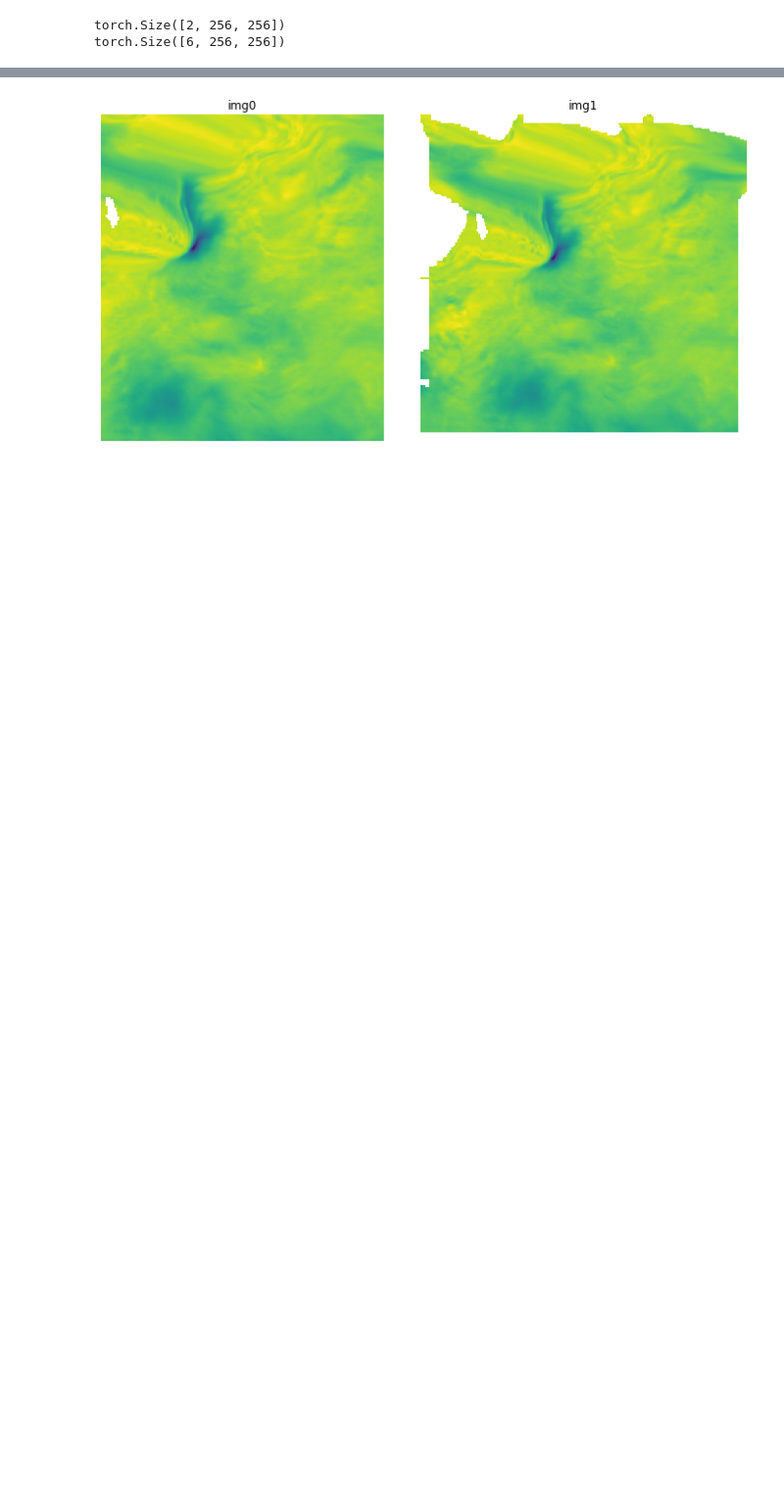
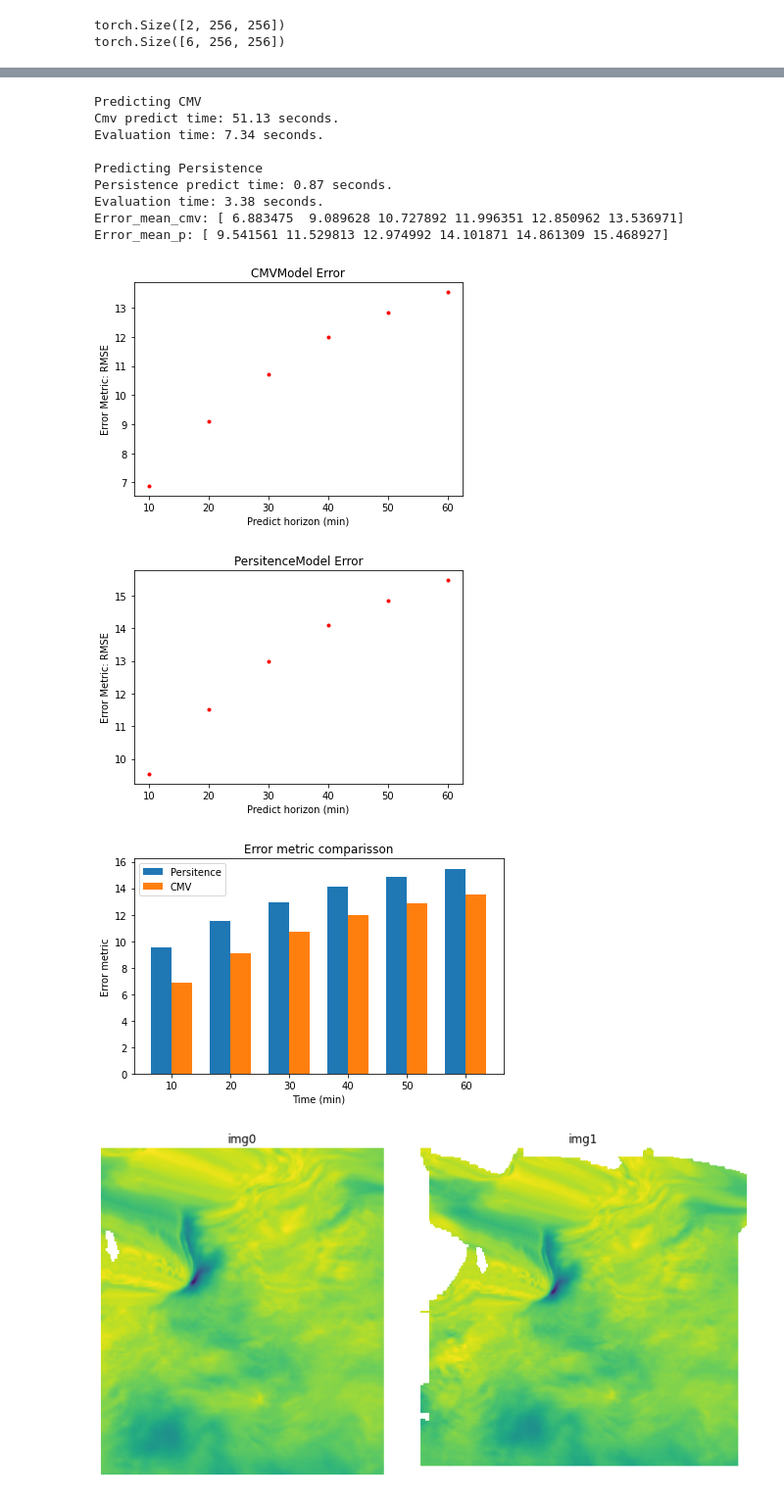
Before and after one commit to francomozo/deepCloud, a Jupyter notebook: nb-evaluate-model-cloud.ipynb, the cells around one changed output, grey strips where cells are left out. Shown at 98% size. Cells and saved outputs as stored; diff of their text form; code cells hidden in the pictures; blank space fills up the shorter version.

Commit message:
:cyclone: Re-run of persistence and cmv on val set wo the night imgs, reorganization of data folder, changes to visualization funcs

```diff
--- a/nb-evaluate-model-cloud.ipynb
+++ b/nb-evaluate-model-cloud.ipynb
@@ -19,6 +20,6 @@ utils.image_sequence_generator(path = 'data/images/mvd_dataset/mvd_val/', in_cha
 # %%
 #Test MontevideoDataset
-val_mvd = MontevideoDataset(path = 'data/images/mvd_dataset/mvd_val/' , path_sequence_csv = 'data/images/mvd_dataset/val_sequences_in2_out6.csv',
+val_mvd = MontevideoDataset(path = 'data/mvd_dataset/mvd_val/' , path_sequence_csv = 'data/mvd_dataset/val_sequences_in2_out6.csv',
                            in_channel = 2, out_channel=6, shuffle = False)
 val_loader = DataLoader(val_mvd)
 
@@ -27,8 +28,6 @@ for idx, (inputs, target) in enumerate(val_loader):
     target = target.squeeze()
     print(inputs.size())
     print(target.size())
-    # print(idxs)
-    print()
     break
 # %% [output]
 torch.Size([2, 256, 256])
@@ -143,3 +91,52 @@ error_mean_p [ 9.250651  11.304639  12.827536  14.084644  15.1322155 15.964816 ]
+# %%
+val_mvd = MontevideoDataset(path = 'data/mvd_dataset/mvd_val/' ,
+                            path_sequence_csv = 'data/mvd_dataset/val_sequences_in2_out6.csv',
+                            in_channel = 2, out_channel=6, shuffle = False)
+val_loader = DataLoader(val_mvd)
+
+cmv = model.Cmv2()
+persistence = model.Persistence()
+# blurredCMV = model.Cmv2(kernel_size=(21,21))
+
+print('Predicting CMV')
+time.sleep(1)
+error_array_cmv = evaluate_model(cmv, val_loader, 6)
+
+print()
+print('Predicting Persistence')
+time.sleep(1)
+error_array_p = evaluate_model(persistence, val_loader, 6)
+# print('Predicting Blurred CMV')
+# error_list_bp,error_list_bp_day = main_test(blurredCMV,loader)
+
+# print('CMV predicted ', error_array_cmv.shape[1],  'images for' , error_array_cmv.shape[0], 'images')
+# print('Persistence predicted ', error_array_p.shape[1], 'images for' , error_array_p.shape[0],'images')
+# print('Blurred Persistence predicted ', error_array_bp.shape[1], 'images for' , error_array_bp.shape[0], 'images')
+
+error_mean_cmv = np.mean(error_array_cmv, axis=0)
+error_mean_p = np.mean(error_array_p, axis=0)
+print(f'Error_mean_cmv: {error_mean_cmv}')
+print(f'Error_mean_p: {error_mean_p}')
+
+visualization.plot_graph(error_mean_cmv, model='CMV')
+visualization.plot_graph(error_mean_p, model='Persitence')
+
+visualization.barchart_compare2(
+                error_mean_p, 'Persitence',
+                error_mean_cmv, 'CMV')
+# %% [output]
+Predicting CMV
+Cmv predict time: 51.13 seconds.
+Evaluation time: 7.34 seconds.
+
+Predicting Persistence
+Persistence predict time: 0.87 seconds.
+Evaluation time: 3.38 seconds.
+Error_mean_cmv: [ 6.883475  9.089628 10.727892 11.996351 12.850962 13.536971]
+Error_mean_p: [ 9.541561 11.529813 12.974992 14.101871 14.861309 15.468927]
+[figure, added]
+[figure, added]
+[figure, added]
 # %%
 data = np.load('predictions_error.npy')
 # visualization.show_image_w_colorbar(data )
```
Also changed, not shown: parts of 3 cells of this notebook, 4 other files.
